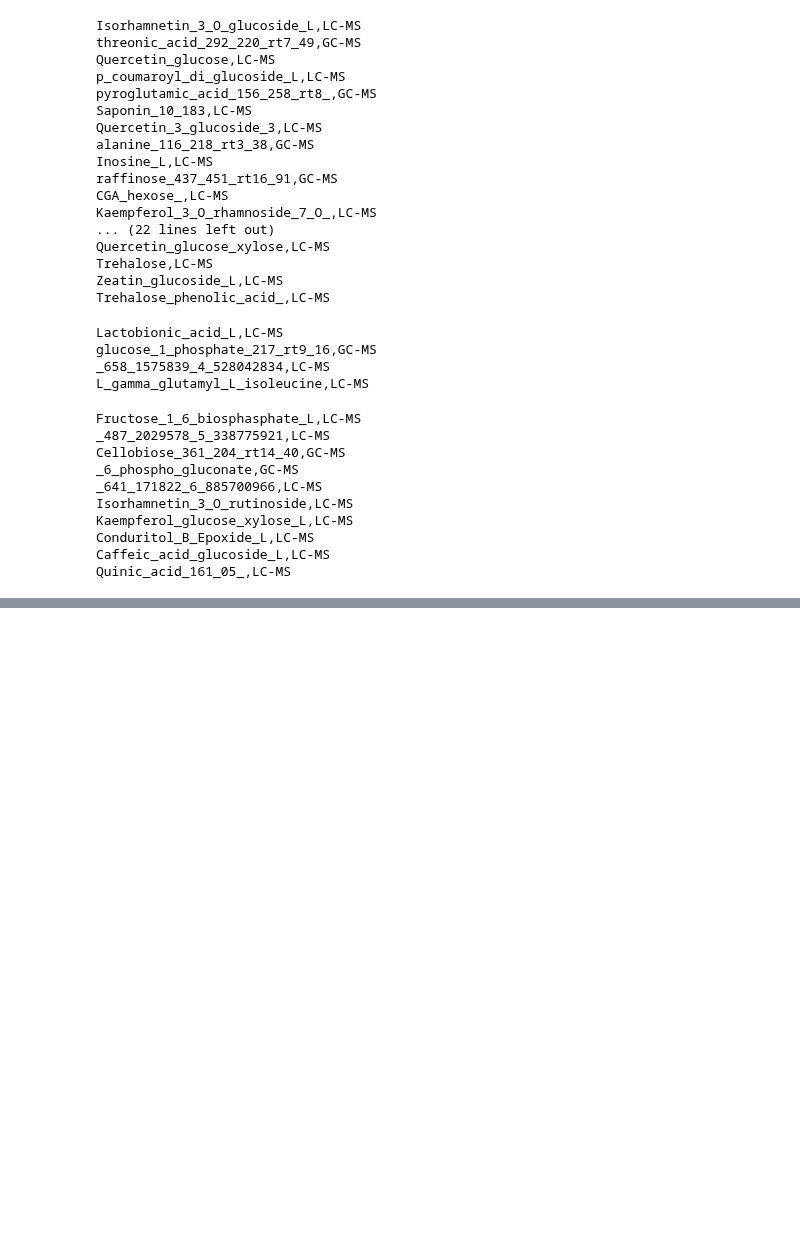
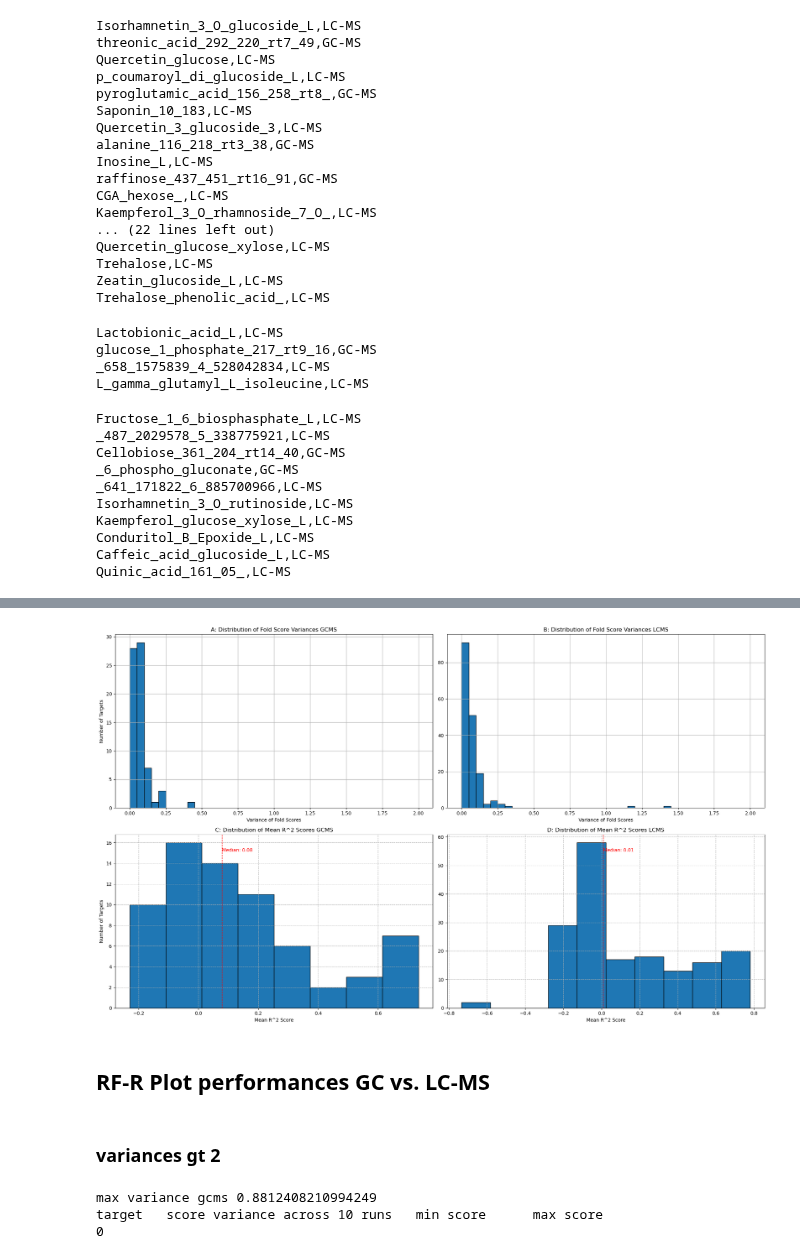
Before and after one commit to Yawkward/x.elegans, a Jupyter notebook: cv_pipline_feat_reduction/newfeaturespace/newfeat_lasso_rfr.ipynb, the cells around one changed output, grey strips where cells are left out. Cells and saved outputs as stored; diff of their text form; code cells hidden in the pictures; blank space fills up the shorter version.

```diff
--- a/cv_pipline_feat_reduction/newfeaturespace/newfeat_lasso_rfr.ipynb
+++ b/cv_pipline_feat_reduction/newfeaturespace/newfeat_lasso_rfr.ipynb
@@ -113,0 +282,44 @@ Quinic_acid_161_05_,LC-MS
+# %%
+# Assuming all required data and variables are already defined and initialized as per previous code blocks.
+
+# Set up the figure for the combined grid plot
+fig, axs = plt.subplots(2, 2, figsize=(20, 12))  # 2 rows, 2 columns
+
+# Plot A: Distribution of Fold Score Variances GCMS
+axs[0, 0].hist(lasso_gcms_variances, bins=bins, edgecolor='black')
+axs[0, 0].set_title('A: Distribution of Fold Score Variances GCMS')
+axs[0, 0].set_xlabel('Variance of Fold Scores')
+axs[0, 0].set_ylabel('Number of Targets')
+axs[0, 0].grid(True)
+
+# Plot B: Distribution of Fold Score Variances LCMS
+axs[0, 1].hist(lasso_lcms_variances, bins=bins, edgecolor='black')
+axs[0, 1].set_title('B: Distribution of Fold Score Variances LCMS')
+axs[0, 1].set_xlabel('Variance of Fold Scores')
+#axs[0, 1].set_ylabel('Number of Targets')
+axs[0, 1].grid(True)
+
+# Plot C: Distribution of Mean R^2 Scores GCMS
+axs[1, 0].hist(all_mean_scores_gcms, bins=bin_edges_gcms, edgecolor='black')
+axs[1, 0].set_xlabel('Mean R^2 Score')
+axs[1, 0].set_ylabel('Number of Targets')
+axs[1, 0].grid(True, which="both", ls="--")
+axs[1, 0].axvline(median_score_gcms, color='red', linestyle='dashed', linewidth=1)
+axs[1, 0].text(median_score_gcms, axs[1, 0].get_ylim()[1]*0.9, f'Median: {median_score_gcms:.2f}', color = 'red')
+axs[1, 0].set_title('C: Distribution of Mean R^2 Scores GCMS')
+
+# Plot D: Distribution of Mean R^2 Scores LCMS
+axs[1, 1].hist(all_mean_scores_lcms, bins=bin_edges_lcms, edgecolor='black')
+axs[1, 1].set_xlabel('Mean R^2 Score')
+#axs[1, 1].set_ylabel('Frequency')
+axs[1, 1].grid(True, which="both", ls="--")
+axs[1, 1].axvline(median_score_lcms, color='red', linestyle='dashed', linewidth=1)
+axs[1, 1].text(median_score_lcms, axs[1, 1].get_ylim()[1]*0.9, f'Median: {median_score_lcms:.2f}', color = 'red')
+axs[1, 1].set_title('D: Distribution of Mean R^2 Scores LCMS')
+
+plt.tight_layout()
+plt.show()
+# %% [output]
+[figure, added]
+# %% [markdown]
+## RF-R Plot performances GC vs. LC-MS
@@ -113,0 +365,23 @@ Quinic_acid_161_05_,LC-MS
+# %% [markdown]
+### variances gt 2
+# %%
+rfr_gcms_variances = []
+rfr_gcms_variances = [np.var(target_data['all_fold_scores']) for target_data in rfr_gcms.values()]
+
+rfr_lcms_variances = []
+rfr_lcms_variances = [np.var(target_data['all_fold_scores']) for target_data in rfr_lcms.values()]
+
+
+c = 0
+print(f"max variance gcms {max(rfr_gcms_variances)}")
+print(f"target\t score variance across 10 runs\t min score\tmax score")
+for item, target_data in rfr_gcms.items():
+    np.var(target_data['all_fold_scores'])
+    if np.var(target_data['all_fold_scores']) > 2:
+        print(f"{item}\t{np.var(target_data['all_fold_scores'])}\t{min(target_data['all_fold_scores'])}\t{max(target_data['all_fold_scores'])} ")# {max(target_data['all_fold_scores'])}
+        c += 1
+print(c)
+# %% [output]
+max variance gcms 0.8812408210994249
+target   score variance across 10 runs   min score      max score
+0
```
Also changed, not shown: parts of 23 cells of this notebook.
